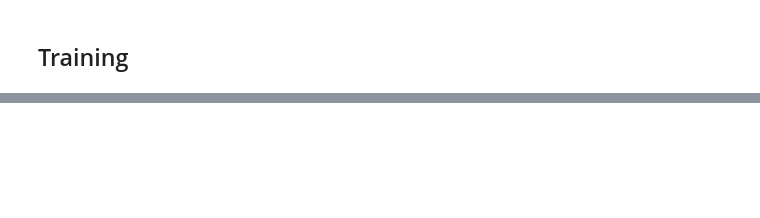
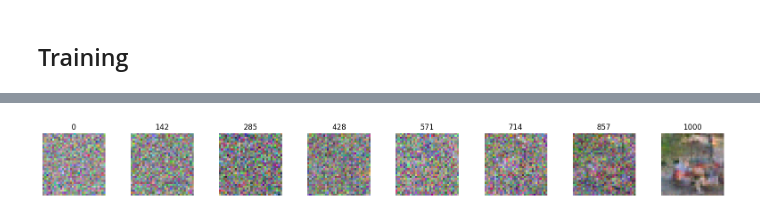
Before and after one commit to jshe2304/ddpm, a Jupyter notebook: ddpm.ipynb, the cells around one changed output, grey strips where cells are left out. Saved outputs shown, nothing was run; the diff lists cells and outputs as text; code cells hidden in the pictures; blank space fills up the shorter version.

```diff
--- a/ddpm.ipynb
+++ b/ddpm.ipynb
@@ -97,0 +109,18 @@ KeyboardInterrupt:
+# %%
+x_T = torch.randn(3, 32, 32, device=device)
+
+with torch.no_grad():
+    reverse.eval()
+    imgs = reverse(x_T.unsqueeze(0), True)
+
+times = torch.linspace(0, T, 8, dtype=torch.long)
+
+fig, axs = plt.subplots(1, len(times), figsize=(16, 2))
+fig.tight_layout()
+
+for i, t in enumerate(times):
+    axs[i].axis('off')
+    axs[i].set_title(f'{t}')
+    axs[i].imshow(transform_CHW(imgs[t].squeeze()).cpu())
+# %% [output]
+[figure, added]
```
Also changed, not shown: parts of 6 cells of this notebook, 5 other files.
